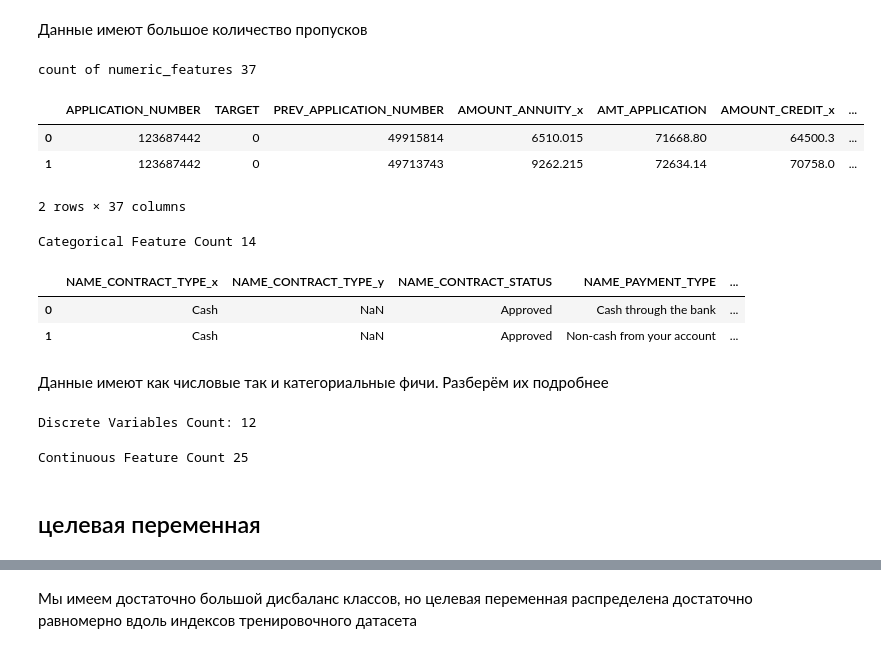
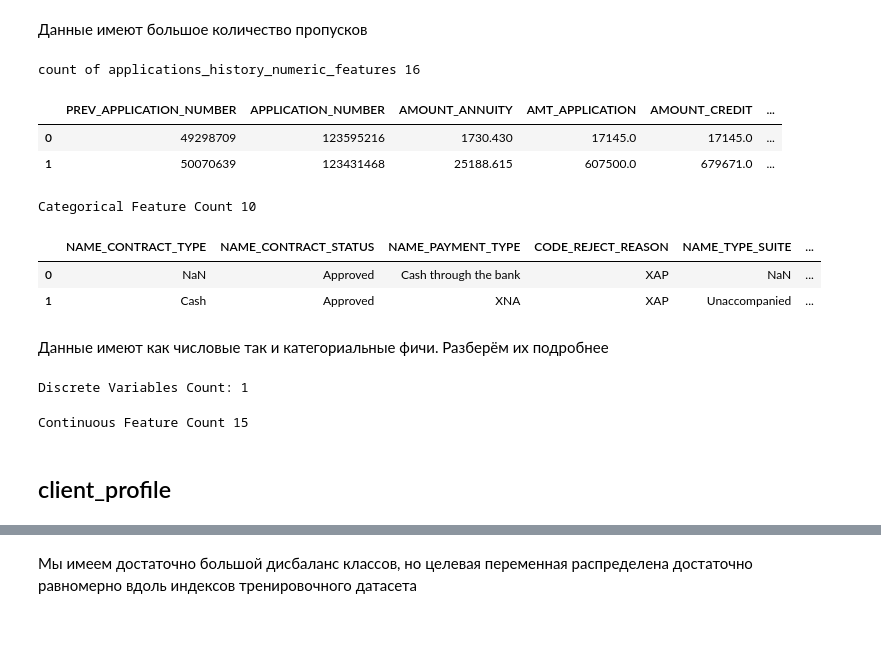
Before and after one commit to salexey1990/gb, a Jupyter notebook: kaggle/final_project.ipynb, the cells around one changed output, grey strips where cells are left out. Drawn from its saved outputs; the diff is of its cells as text; code cells hidden in the pictures.

```diff
--- a/kaggle/final_project.ipynb
+++ b/kaggle/final_project.ipynb
@@ -129,42 +116,41 @@ msno.matrix(train)
 # %% [markdown]
 Данные имеют большое количество пропусков
 # %%
-numerical_features = train.select_dtypes(include=[np.number])
-print(f"count of numeric_features {numerical_features.shape[1]}")
-numerical_features.head(2)
+applications_history_numerical_features = applications_history.select_dtypes(include=[np.number])
+print(f"count of applications_history_numeric_features {applications_history_numerical_features.shape[1]}")
+applications_history_numerical_features.head(2)
 # %% [output]
-count of numeric_features 37
+count of applications_history_numeric_features 16
-|  | APPLICATION_NUMBER | TARGET | PREV_APPLICATION_NUMBER | AMOUNT_ANNUITY_x | AMT_APPLICATION | AMOUNT_CREDIT_x | ... |
-| 0 | 123687442 | 0 | 49915814 | 6510.015 | 71668.80 | 64500.3 | ... |
-| 1 | 123687442 | 0 | 49713743 | 9262.215 | 72634.14 | 70758.0 | ... |
+|  | PREV_APPLICATION_NUMBER | APPLICATION_NUMBER | AMOUNT_ANNUITY | AMT_APPLICATION | AMOUNT_CREDIT | ... |
+| 0 | 49298709 | 123595216 | 1730.430 | 17145.0 | 17145.0 | ... |
+| 1 | 50070639 | 123431468 | 25188.615 | 607500.0 | 679671.0 | ... |
-2 rows × 37 columns
 # %%
-categorical_features = train.select_dtypes(include=[np.object])
-print(f"Categorical Feature Count {categorical_features.shape[1]}")
-categorical_features.head(2)
+applications_history_categorical_features = applications_history.select_dtypes(include=[np.object])
+print(f"Categorical Feature Count {applications_history_categorical_features.shape[1]}")
+applications_history_categorical_features.head(2)
 # %% [output]
-Categorical Feature Count 14
+Categorical Feature Count 10
-|  | NAME_CONTRACT_TYPE_x | NAME_CONTRACT_TYPE_y | NAME_CONTRACT_STATUS | NAME_PAYMENT_TYPE | ... |
-| 0 | Cash | NaN | Approved | Cash through the bank | ... |
-| 1 | Cash | NaN | Approved | Non-cash from your account | ... |
+|  | NAME_CONTRACT_TYPE | NAME_CONTRACT_STATUS | NAME_PAYMENT_TYPE | CODE_REJECT_REASON | NAME_TYPE_SUITE | ... |
+| 0 | NaN | Approved | Cash through the bank | XAP | NaN | ... |
+| 1 | Cash | Approved | XNA | XAP | Unaccompanied | ... |
 # %% [markdown]
 Данные имеют как числовые так и категориальные фичи. Разберём их подробнее
 # %%
-discrete_feature = [
-    feature for feature in numerical_features
-    if len(train[feature].unique())<25
+applications_history_discrete_feature = [
+    feature for feature in applications_history_numerical_features
+    if len(applications_history[feature].unique())<25
 ]
 
-print(f"Discrete Variables Count: {len(discrete_feature)}")
+print(f"Discrete Variables Count: {len(applications_history_discrete_feature)}")
 # %% [output]
-Discrete Variables Count: 12
+Discrete Variables Count: 1
 # %%
-continuous_feature = [
-    feature for feature in numerical_features
-    if feature not in ["TARGET"] + discrete_feature]
+applications_history_continuous_feature = [
+    feature for feature in applications_history_numerical_features
+    if feature not in ["TARGET"] + applications_history_discrete_feature]
 
-print(f"Continuous Feature Count {len(continuous_feature)}")
+print(f"Continuous Feature Count {len(applications_history_continuous_feature)}")
 # %% [output]
-Continuous Feature Count 25
+Continuous Feature Count 15
-# %% [markdown]
-## целевая переменная
+# %% [markdown]
+## client_profile
```
Also changed, not shown: parts of 57 cells of this notebook, 7 other files.
